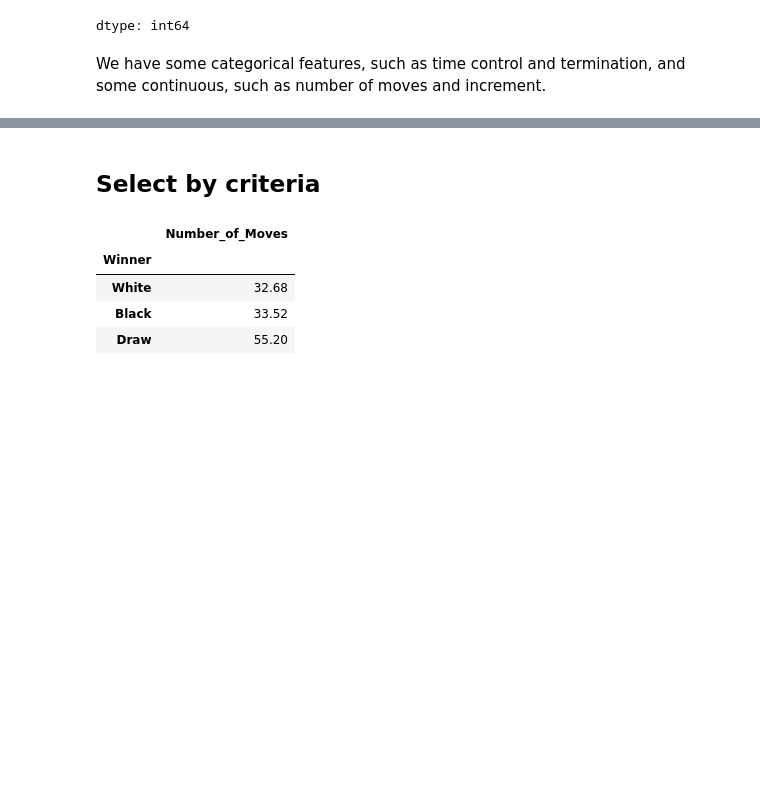
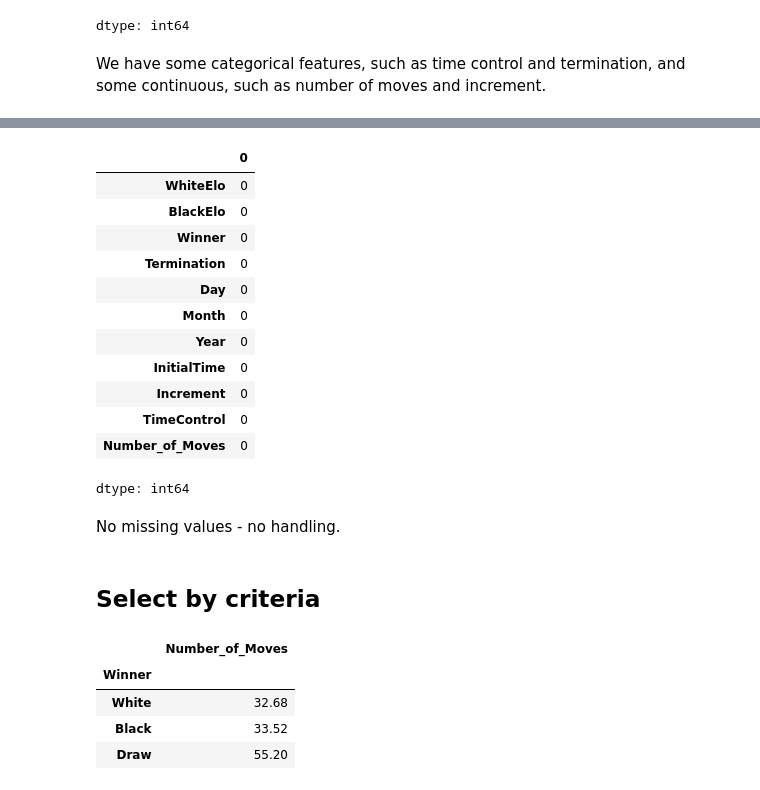
Before and after one commit to Alisizationed/sigmoid_homeworks, a Jupyter notebook: hw_20_dask/Sigmoid_HW_20.ipynb, the cells around one changed output, grey strips where cells are left out. Drawn from its saved outputs; the diff is of its cells as text; code cells hidden in the pictures; blank space fills up the shorter version.

```diff
--- a/hw_20_dask/Sigmoid_HW_20.ipynb
+++ b/hw_20_dask/Sigmoid_HW_20.ipynb
@@ -114,5 +108,23 @@ ddf.dtypes
 | Number_of_Moves | int64 |
 dtype: object
+# %%
+ddf.isna().compute().sum()
+# %% [output]
+|  | 0 |
+| WhiteElo | 0 |
+| BlackElo | 0 |
+| Winner | 0 |
+| Termination | 0 |
+| Day | 0 |
+| Month | 0 |
+| Year | 0 |
+| InitialTime | 0 |
+| Increment | 0 |
+| TimeControl | 0 |
+| Number_of_Moves | 0 |
+dtype: int64
+# %% [markdown]
+No missing values - no handling.
 # %% [markdown]
 ## **Select by criteria**
 # %%
```
Also changed, not shown: parts of 26 cells of this notebook.
